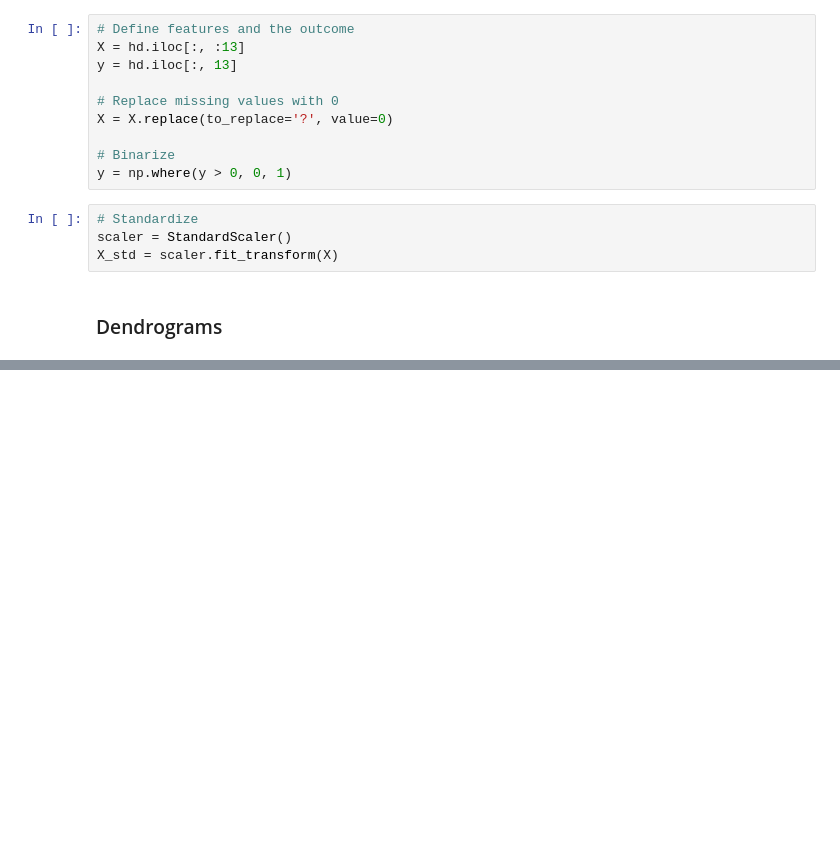
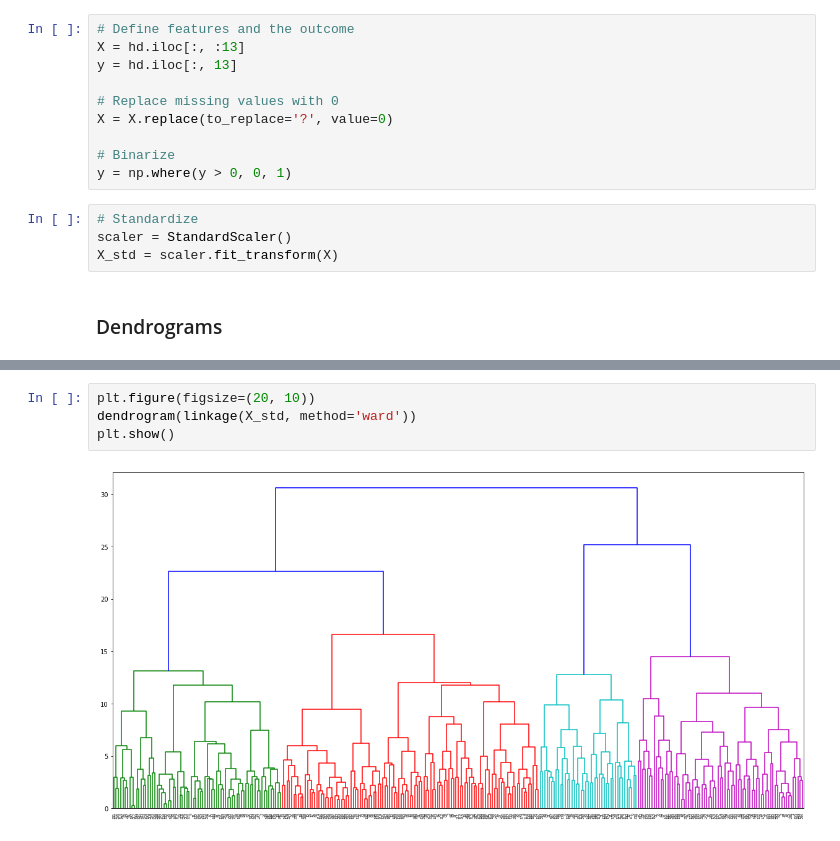
Before and after one commit to BenGriffith/data-science, a Jupyter notebook: exercises/hierarchical-clustering.ipynb, the cells around one changed output, grey strips where cells are left out. Cells and saved outputs as stored; diff of their text form; blank space fills up the shorter version.

```diff
--- a/exercises/hierarchical-clustering.ipynb
+++ b/exercises/hierarchical-clustering.ipynb
@@ -43,0 +51,6 @@ X_std = scaler.fit_transform(X)
+# %%
+plt.figure(figsize=(20, 10))
+dendrogram(linkage(X_std, method='ward'))
+plt.show()
+# %% [output]
+[figure, added]
```
Also changed, not shown: parts of 7 cells of this notebook.
